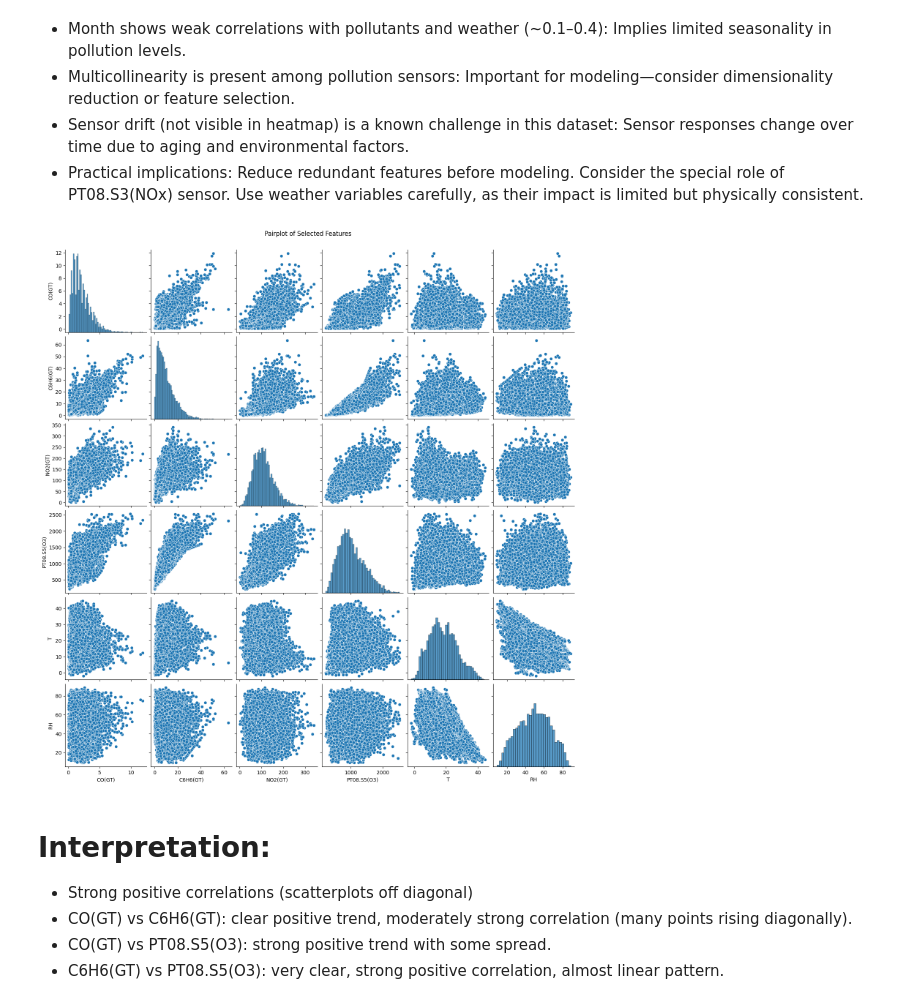
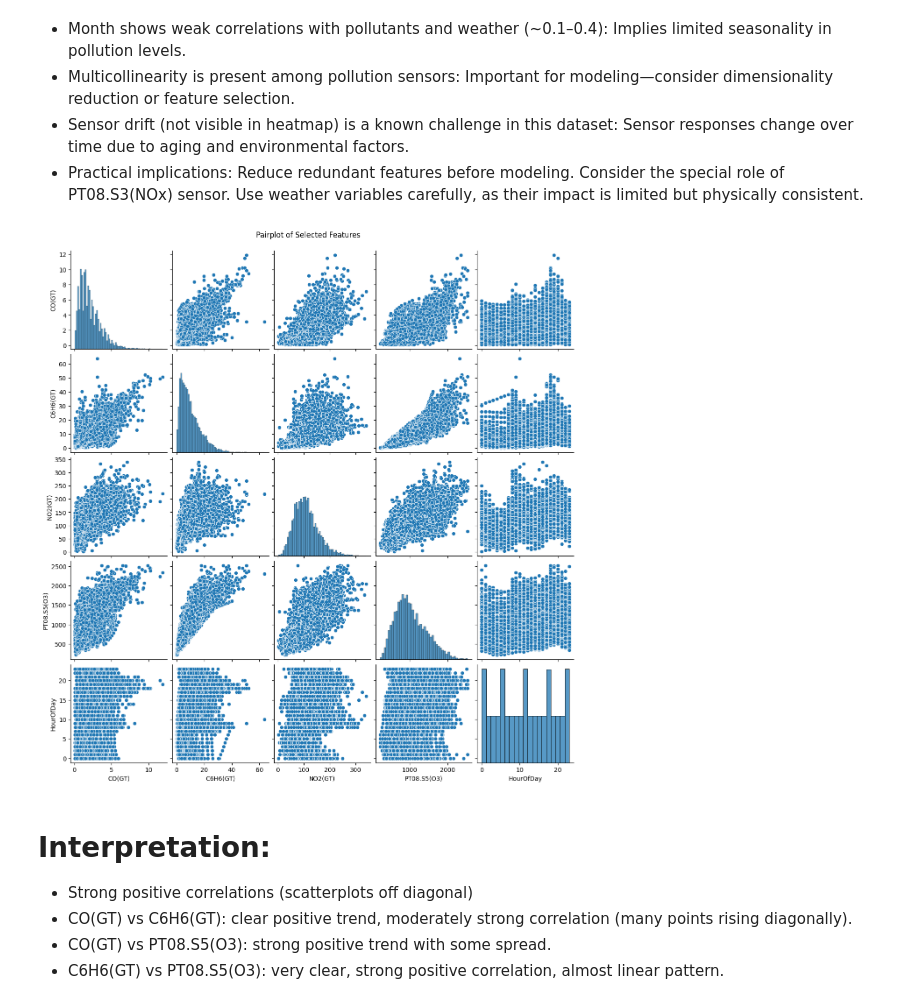
Before and after one commit to sebdied/AIM-capstone-project, a Jupyter notebook: notebooks/03_Modeling.ipynb, the cells around one changed output. Drawn from its saved outputs; the diff is of its cells as text; code cells hidden in the pictures.

```diff
--- a/notebooks/03_Modeling.ipynb
+++ b/notebooks/03_Modeling.ipynb
@@ -51,23 +51,27 @@ Consider the special role of PT08.S3(NOx) sensor.
 Use weather variables carefully, as their impact is limited but physically consistent.
 # %%
 from sklearn.preprocessing import StandardScaler
-
+import pickle
 
 # Select relevant features
-features = ['CO(GT)', 'C6H6(GT)', 'NO2(GT)', 'PT08.S5(O3)', 'T', 'RH']
+features_to_plot = ['CO(GT)', 'C6H6(GT)', 'NO2(GT)', 'PT08.S5(O3)', 'HourOfDay']
+features = ['CO(GT)', 'C6H6(GT)', 'NO2(GT)', 'PT08.S5(O3)', 'HourOfDay', 'T', 'RH', 'CO(GT)ToHigh', 'C6H6(GT)ToHigh', 'NO2(GT)ToHigh', 'PT08.S5(O3)ToHigh']
+# Save variable 'features' for next notebook
+with open('../data/features.pkl', 'wb') as file:
+    pickle.dump(features, file)
 X = df[features]
 
 # Standardize the features
 scaler = StandardScaler()
 X_scaled = pd.DataFrame(scaler.fit_transform(X))
 
 # Pairplot of selected features
 # Assigning a hue variable adds a semantic mapping and changes the default marginal plot to a layered kernel density estimate (KDE)
-sns.pairplot(df[features]) # takes 2 seconds
+sns.pairplot(df[features_to_plot]) # takes 2 seconds
 plt.suptitle('Pairplot of Selected Features', y=1.02)
 plt.show()
 # %% [output]
-[figure, old version]
+[figure, new version]
 # %% [markdown]
 # Interpretation:
 * Strong positive correlations (scatterplots off diagonal)
```
Also changed, not shown: parts of 7 cells of this notebook, 7 other files.
